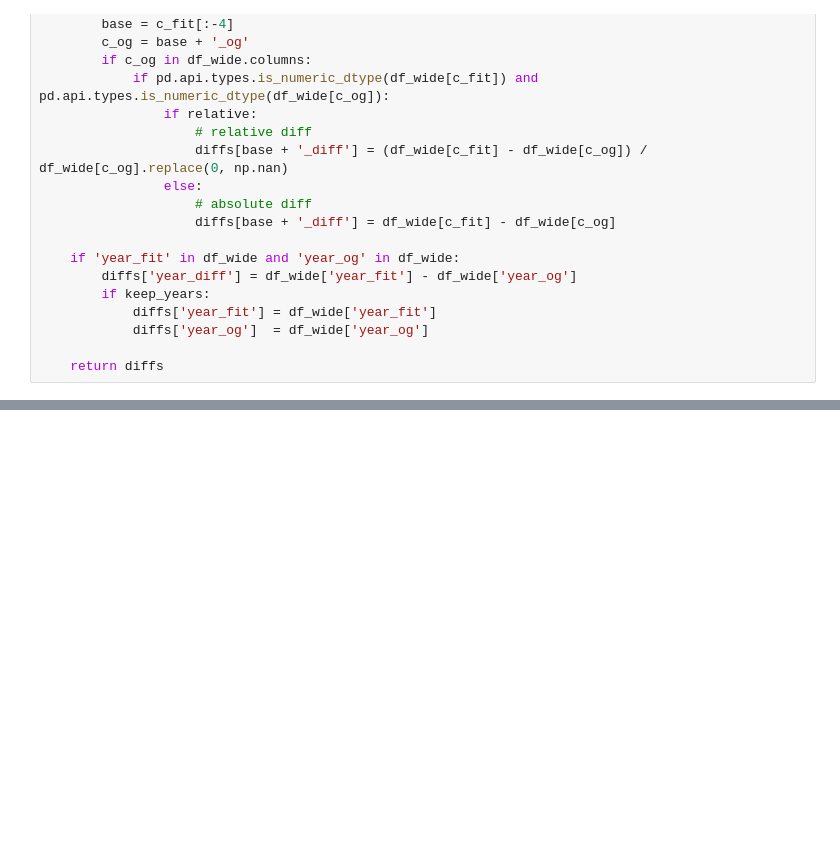
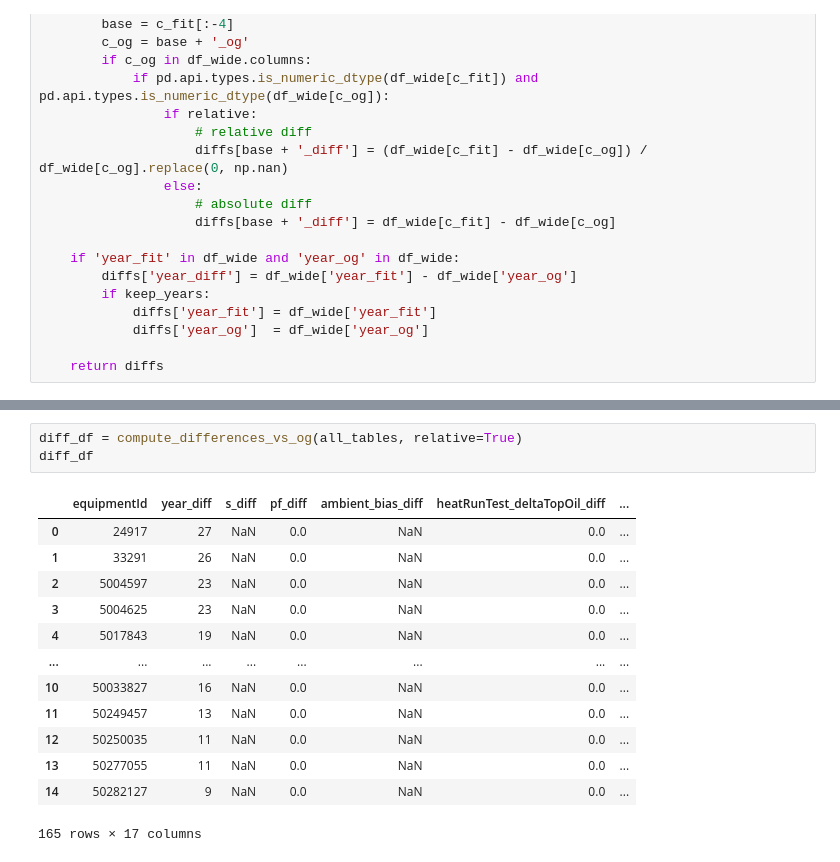
Before and after one commit to DT-Service-Consulting/ElectricGrid, a Jupyter notebook: wb_model_exploration.ipynb, the cells around one changed output, grey strips where cells are left out. Saved outputs shown, nothing was run; the diff lists cells and outputs as text; blank space fills up the shorter version.

```diff
--- a/wb_model_exploration.ipynb
+++ b/wb_model_exploration.ipynb
@@ -2196,2 +1501,19 @@ def plot_differences(diffs, column, title=None):
+# %%
+diff_df = compute_differences_vs_og(all_tables, relative=True)
+diff_df
+# %% [output]
+|  | equipmentId | year_diff | s_diff | pf_diff | ambient_bias_diff | heatRunTest_deltaTopOil_diff | ... |
+| 0 | 24917 | 27 | NaN | 0.0 | NaN | 0.0 | ... |
+| 1 | 33291 | 26 | NaN | 0.0 | NaN | 0.0 | ... |
+| 2 | 5004597 | 23 | NaN | 0.0 | NaN | 0.0 | ... |
+| 3 | 5004625 | 23 | NaN | 0.0 | NaN | 0.0 | ... |
+| 4 | 5017843 | 19 | NaN | 0.0 | NaN | 0.0 | ... |
+| ... | ... | ... | ... | ... | ... | ... | ... |
+| 10 | 50033827 | 16 | NaN | 0.0 | NaN | 0.0 | ... |
+| 11 | 50249457 | 13 | NaN | 0.0 | NaN | 0.0 | ... |
+| 12 | 50250035 | 11 | NaN | 0.0 | NaN | 0.0 | ... |
+| 13 | 50277055 | 11 | NaN | 0.0 | NaN | 0.0 | ... |
+| 14 | 50282127 | 9 | NaN | 0.0 | NaN | 0.0 | ... |
+165 rows × 17 columns
 # %%
 for key in keys:
```
Also changed, not shown: parts of 41 cells of this notebook, 1 other file.
